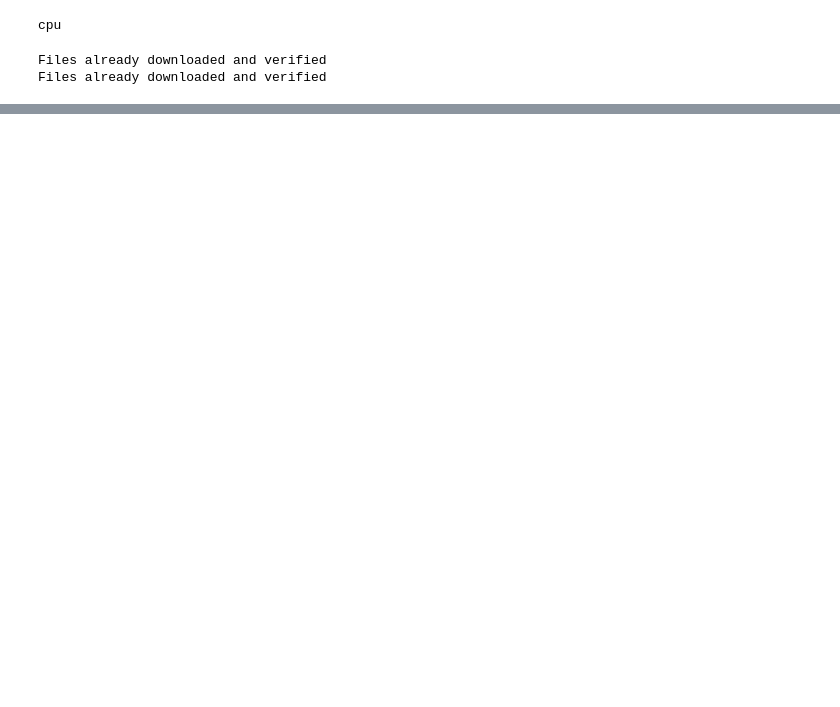
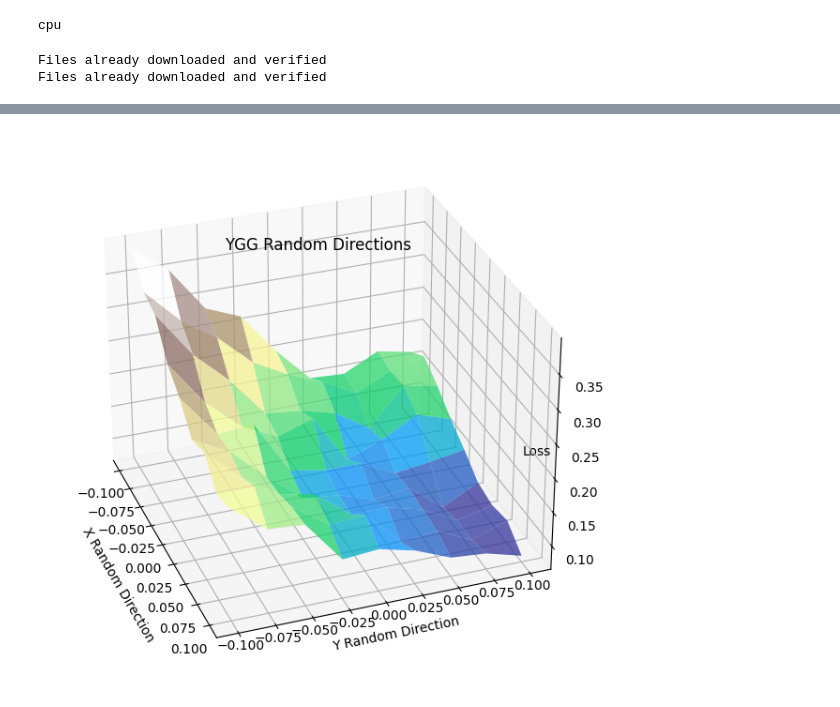
Before and after one commit to charles-ison/sv_term_project, a Jupyter notebook: jupyter_notebooks/find_losses.ipynb, the cells around one changed output, grey strips where cells are left out. Drawn from its saved outputs; the diff is of its cells as text; code cells hidden in the pictures; blank space fills up the shorter version.

Commit message:
Finishing first vgg visualization.

```diff
--- a/jupyter_notebooks/find_losses.ipynb
+++ b/jupyter_notebooks/find_losses.ipynb
@@ -140,5 +141,5 @@ Clipping input data to the valid range for imshow with RGB data ([0..1] for floa
 # %%
-vgg11 = models.vgg11(weights = VGG11_Weights)
+vgg11 = models.vgg11(weights = models.VGG11_Weights.DEFAULT)
 vgg11.to(device)
 
 # change the number of classes
@@ -175,12 +191,16 @@ random_y_directions = get_random_directions(weights);
 normalize_directions(random_x_directions, weights);
 normalize_directions(random_y_directions, weights);
 # %%
-x_coordinates = np.linspace(-5, 5, 10)
-y_coordinates = np.linspace(-5, 5, 10)
+x_coordinates = np.arange(-0.1, 0.125, 0.025)
+y_coordinates = np.arange(-0.1, 0.125, 0.025)
 X, Y = np.meshgrid(x_coordinates, y_coordinates)
+Z = np.zeros((x_coordinates.size, y_coordinates.size))
 
-for x in range(-10, 10):
-    for y in range(-10, 10):
+for y_index, y in enumerate(y_coordinates):
+    for x_index, x in enumerate(x_coordinates):
+
+        print("X: " + str(x))
+        print("Y: " + str(y))
 
         updated_x_directions = [direction * x for direction in random_x_directions]
         updated_y_directions = [direction * y for direction in random_y_directions]
@@ -191,6 +211,7 @@ for x in range(-10, 10):
             p.data = w + torch.Tensor(d).type(type(w))
 
         testing_loss, testing_accuracy = test(vgg11, testing_loader, criterion)
+        Z[y_index][x_index] = testing_loss
 
         for (p, w) in zip(vgg11.parameters(), old_weights):
             p.data = w
@@ -199,0 +236,17 @@ KeyboardInterrupt:
+# %%
+fig = plt.figure(figsize=(10,7.5))
+ax0 = fig.add_subplot(projection='3d' )
+
+ax0.view_init(elev=30, azim=-20)
+ax0.set_xlabel('X Random Direction', labelpad=9)
+ax0.set_ylabel('Y Random Direction', labelpad=-5)
+ax0.set_zlabel("Loss", labelpad=-30)
+ax0.tick_params(axis='x', pad=5, which='major')
+ax0.tick_params(axis='y', pad=-5, which='major')
+ax0.tick_params(axis='z', pad=5, which='major')
+ax0.set_title('YGG Random Directions', y=0.85)
+ax0.plot_surface(X, Y, Z, cmap='terrain', antialiased=True, cstride=1, rstride=1, alpha=0.75)
+
+plt.show()
+# %% [output]
+[figure, added]
```
Also changed, not shown: parts of 5 cells of this notebook, 1 other file.
